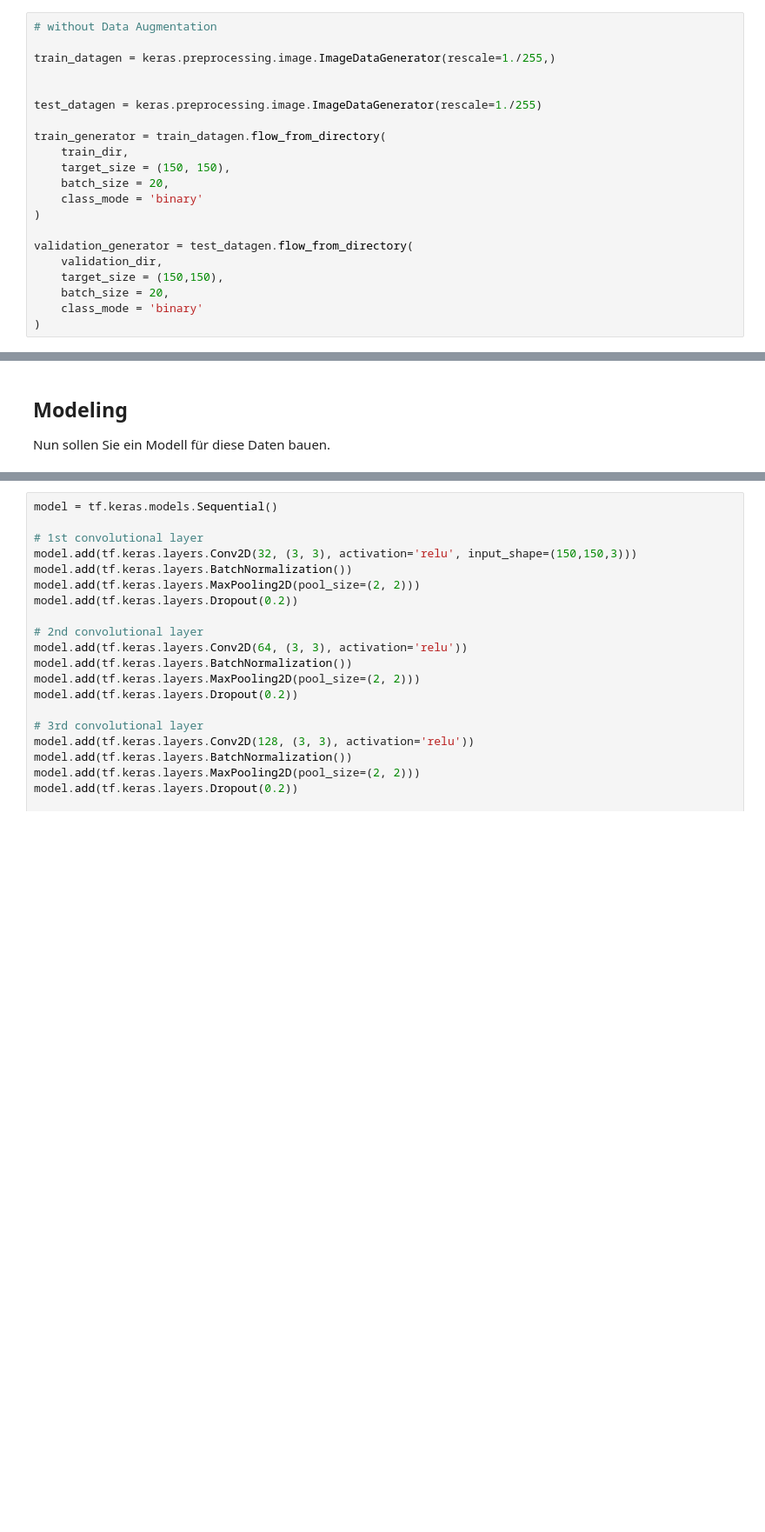
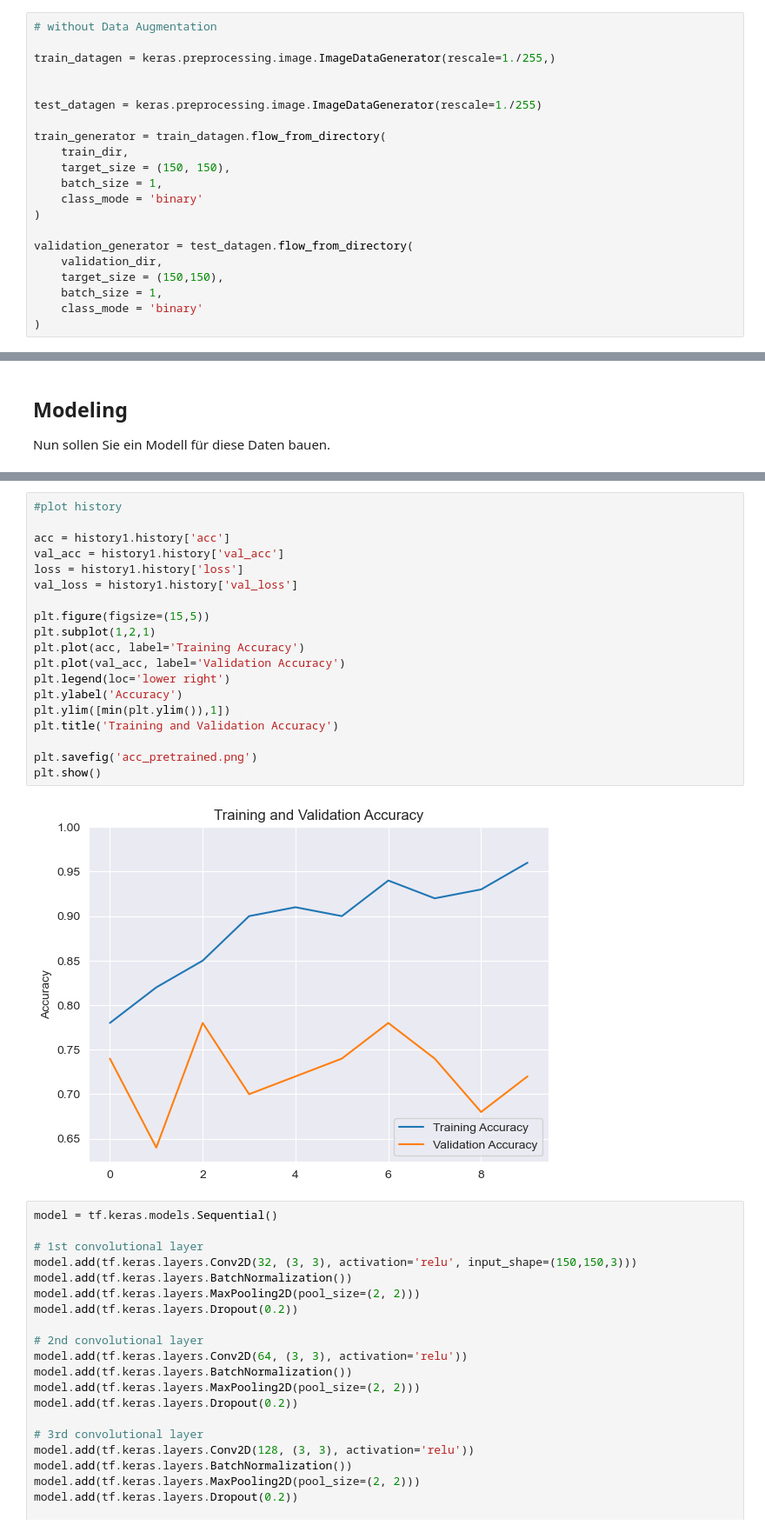
Before and after one commit to t0nychopp3r/swiss_topo, a Jupyter notebook: CNN/swisstopo_cnn.ipynb, the cells around one changed output, grey strips where cells are left out. Shown: that part at 87% size. Saved outputs shown, nothing was run; the diff lists cells and outputs as text; blank space fills up the shorter version.

```diff
--- a/CNN/swisstopo_cnn.ipynb
+++ b/CNN/swisstopo_cnn.ipynb
@@ -188,14 +192,14 @@ test_datagen = keras.preprocessing.image.ImageDataGenerator(rescale=1./255)
 train_generator = train_datagen.flow_from_directory(
     train_dir,
     target_size = (150, 150),
-    batch_size = 20,
+    batch_size = 1,
     class_mode = 'binary'
 )
 
 validation_generator = test_datagen.flow_from_directory(
     validation_dir,
     target_size = (150,150),
-    batch_size = 20,
+    batch_size = 1,
     class_mode = 'binary'
 )
 # %% [output]
@@ -249,3 +352,24 @@ Nun sollen Sie ein Modell für diese Daten bauen.
+# %%
+#plot history
+
+acc = history1.history['acc']
+val_acc = history1.history['val_acc']
+loss = history1.history['loss']
+val_loss = history1.history['val_loss']
+
+plt.figure(figsize=(15,5))
+plt.subplot(1,2,1)
+plt.plot(acc, label='Training Accuracy')
+plt.plot(val_acc, label='Validation Accuracy')
+plt.legend(loc='lower right')
+plt.ylabel('Accuracy')
+plt.ylim([min(plt.ylim()),1])
+plt.title('Training and Validation Accuracy')
+
+plt.savefig('acc_pretrained.png')
+plt.show()
+# %% [output]
+[figure, added]
 # %%
 model = tf.keras.models.Sequential()
 
```
Also changed, not shown: parts of 20 cells of this notebook.
